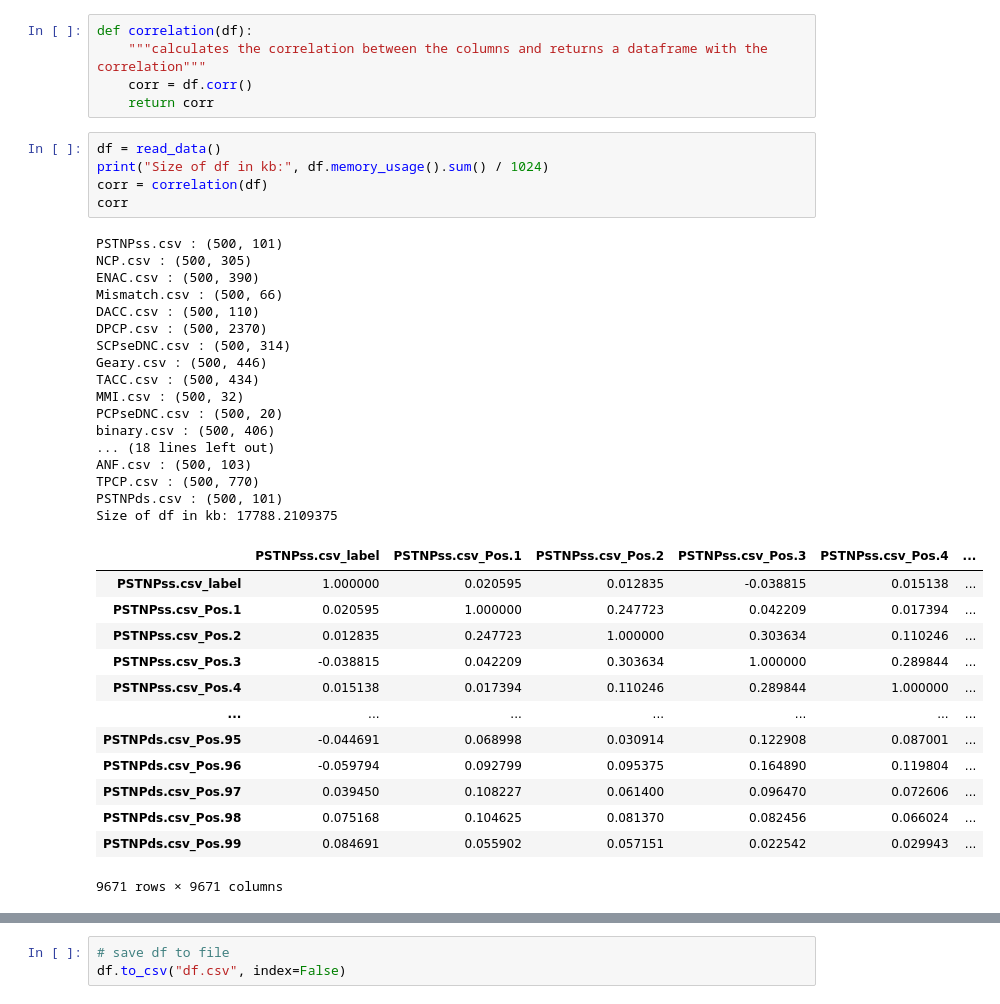
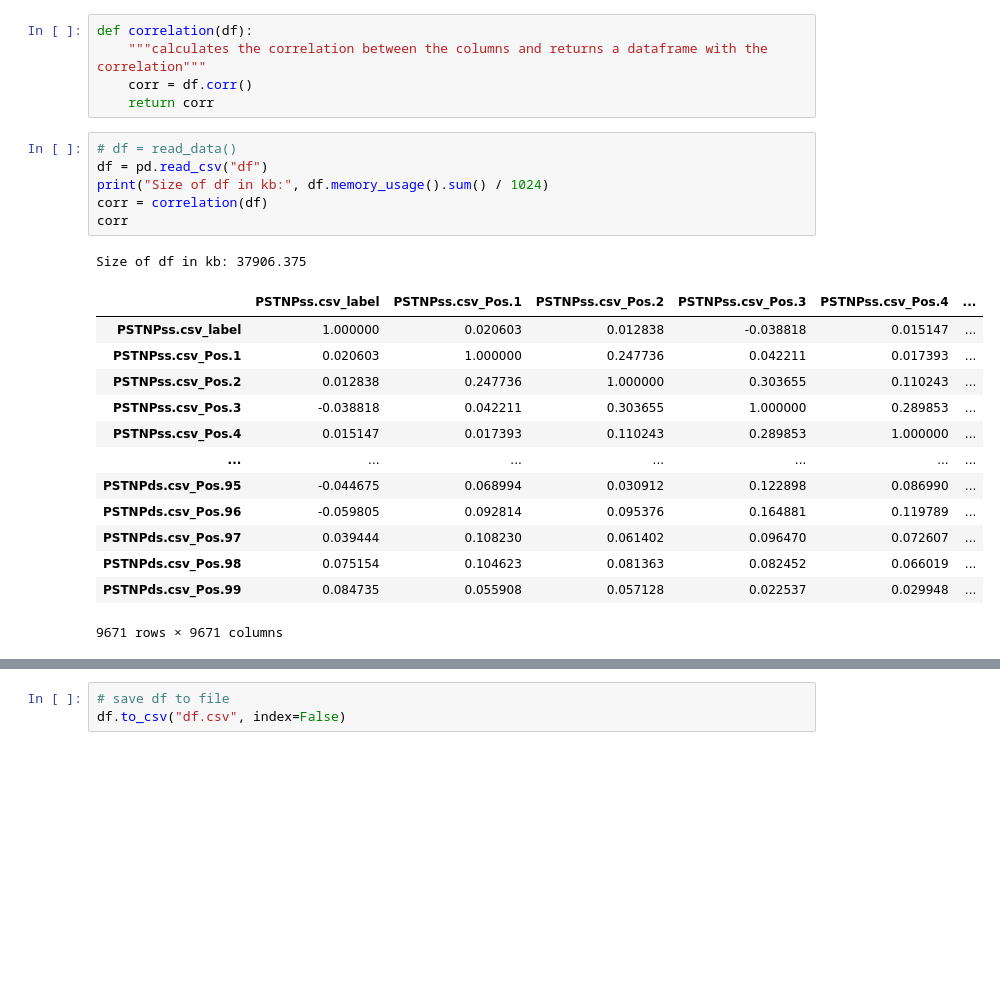
Before and after one commit to AminTaheri23/iLearnPlus, a Jupyter notebook: util/test_data/corelation.ipynb, the cells around one changed output, grey strips where cells are left out. Saved outputs shown, nothing was run; the diff lists cells and outputs as text; blank space fills up the shorter version.

```diff
--- a/util/test_data/corelation.ipynb
+++ b/util/test_data/corelation.ipynb
@@ -26,40 +26,25 @@ def correlation(df):
     corr = df.corr()
     return corr
 # %%
-df = read_data()
+# df = read_data()
+df = pd.read_csv("df")
 print("Size of df in kb:", df.memory_usage().sum() / 1024)
 corr = correlation(df)
 corr
 # %% [output]
-PSTNPss.csv : (500, 101)
-NCP.csv : (500, 305)
-ENAC.csv : (500, 390)
-Mismatch.csv : (500, 66)
-DACC.csv : (500, 110)
-DPCP.csv : (500, 2370)
-SCPseDNC.csv : (500, 314)
-Geary.csv : (500, 446)
-TACC.csv : (500, 434)
-MMI.csv : (500, 32)
-PCPseDNC.csv : (500, 20)
-binary.csv : (500, 406)
-... (18 lines left out)
-ANF.csv : (500, 103)
-TPCP.csv : (500, 770)
-PSTNPds.csv : (500, 101)
-Size of df in kb: 17788.2109375
+Size of df in kb: 37906.375
 |  | PSTNPss.csv_label | PSTNPss.csv_Pos.1 | PSTNPss.csv_Pos.2 | PSTNPss.csv_Pos.3 | PSTNPss.csv_Pos.4 | ... |
-| PSTNPss.csv_label | 1.000000 | 0.020595 | 0.012835 | -0.038815 | 0.015138 | ... |
-| PSTNPss.csv_Pos.1 | 0.020595 | 1.000000 | 0.247723 | 0.042209 | 0.017394 | ... |
-| PSTNPss.csv_Pos.2 | 0.012835 | 0.247723 | 1.000000 | 0.303634 | 0.110246 | ... |
-| PSTNPss.csv_Pos.3 | -0.038815 | 0.042209 | 0.303634 | 1.000000 | 0.289844 | ... |
-| PSTNPss.csv_Pos.4 | 0.015138 | 0.017394 | 0.110246 | 0.289844 | 1.000000 | ... |
+| PSTNPss.csv_label | 1.000000 | 0.020603 | 0.012838 | -0.038818 | 0.015147 | ... |
+| PSTNPss.csv_Pos.1 | 0.020603 | 1.000000 | 0.247736 | 0.042211 | 0.017393 | ... |
+| PSTNPss.csv_Pos.2 | 0.012838 | 0.247736 | 1.000000 | 0.303655 | 0.110243 | ... |
+| PSTNPss.csv_Pos.3 | -0.038818 | 0.042211 | 0.303655 | 1.000000 | 0.289853 | ... |
+| PSTNPss.csv_Pos.4 | 0.015147 | 0.017393 | 0.110243 | 0.289853 | 1.000000 | ... |
 | ... | ... | ... | ... | ... | ... | ... |
-| PSTNPds.csv_Pos.95 | -0.044691 | 0.068998 | 0.030914 | 0.122908 | 0.087001 | ... |
-| PSTNPds.csv_Pos.96 | -0.059794 | 0.092799 | 0.095375 | 0.164890 | 0.119804 | ... |
-| PSTNPds.csv_Pos.97 | 0.039450 | 0.108227 | 0.061400 | 0.096470 | 0.072606 | ... |
-| PSTNPds.csv_Pos.98 | 0.075168 | 0.104625 | 0.081370 | 0.082456 | 0.066024 | ... |
-| PSTNPds.csv_Pos.99 | 0.084691 | 0.055902 | 0.057151 | 0.022542 | 0.029943 | ... |
+| PSTNPds.csv_Pos.95 | -0.044675 | 0.068994 | 0.030912 | 0.122898 | 0.086990 | ... |
+| PSTNPds.csv_Pos.96 | -0.059805 | 0.092814 | 0.095376 | 0.164881 | 0.119789 | ... |
+| PSTNPds.csv_Pos.97 | 0.039444 | 0.108230 | 0.061402 | 0.096470 | 0.072607 | ... |
+| PSTNPds.csv_Pos.98 | 0.075154 | 0.104623 | 0.081363 | 0.082452 | 0.066019 | ... |
+| PSTNPds.csv_Pos.99 | 0.084735 | 0.055908 | 0.057128 | 0.022537 | 0.029948 | ... |
 9671 rows × 9671 columns
 # %%
 # visualize the correlation
```
Also changed, not shown: parts of 9 cells of this notebook, 1 other file.
